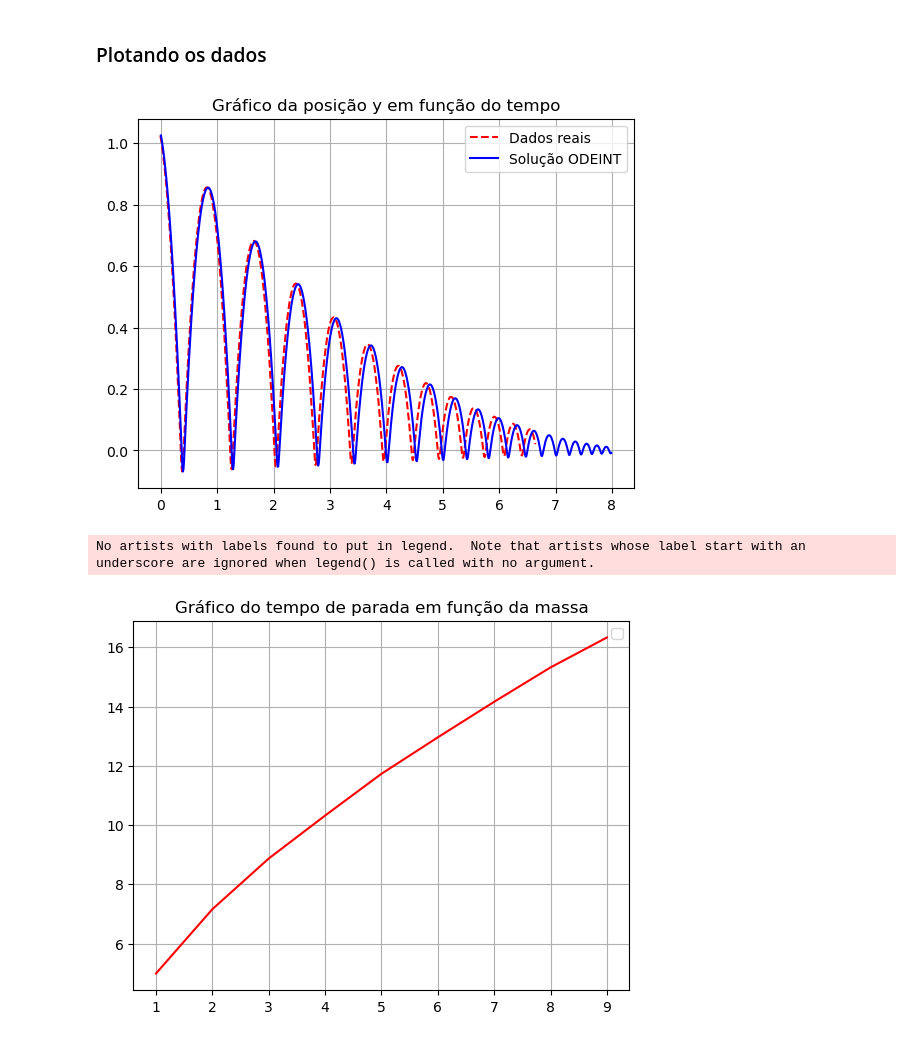
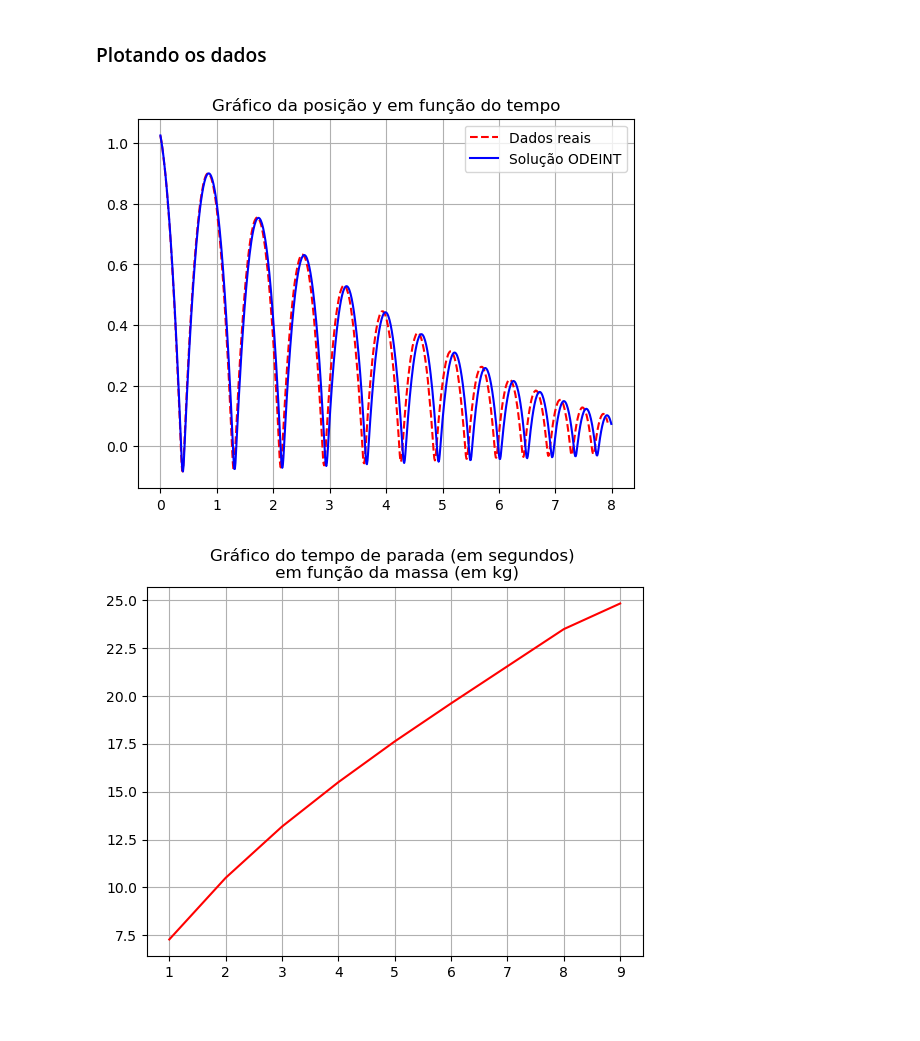
Before and after one commit to enzojunq/Modelagem-Cama-Elastica, a Jupyter notebook: P3.ipynb, the cells around one changed output. Cells and saved outputs as stored; diff of their text form; code cells hidden in the pictures.

```diff
--- a/P3.ipynb
+++ b/P3.ipynb
@@ -11,12 +11,12 @@ from math import *
 ### Parâmetros
 # %%
 massa_bola=2 # kg
-k_mola=7667 # N/m
+k_mola=5467 # N/m
 g=9.8 # m/s^2
 Cd=0.47 # Coeficiente de arrasto
 p=1.2 # kg/m^3
 A=pi*0.1**2 # m^2
-c=17.3
+c=11
 # %% [markdown]
 ### Condições iniciais
 # %%
@@ -114,7 +114,7 @@ plt.legend()
 plt.grid()
 plt.show()
 # %% [output]
-[figure, old version]
+[figure, new version]
 # %%
 lista_massa = np.arange(1,10,1)
 lista_tempo = np.arange(0,25,1e-2)
@@ -131,34 +131,33 @@ def modelo2(X,t, massa_bola):
 
     if y>0:
         Fel=0
         F_amort = 0
 
     elif y<0 and vy>0:
         F_amort = 0
 
 
 
     # Equações diferenciais
     dydt = vy
     dvydt = (-P + Fel - D + F_amort) / massa_bola
 
     return [dydt,dvydt]
 
 tempo_p_massa = []
 
 for massa in lista_massa:
     solucao_odeint2 = odeint(modelo2, condicoes_iniciais, lista_tempo, args=(massa,))
     lista_y2 = solucao_odeint2[:,0]
 
     for i in range(len(lista_y2)):
-        if max(lista_y2[i:]) - min(lista_y2[i:]) < 0.05:
+        if max(lista_y2[i:]) - min(lista_y2[i:]) < 0.02:
             tempo_p_massa.append(lista_tempo[i])
             break
 
 plt.plot(lista_massa,tempo_p_massa, 'r')
-plt.title('Gráfico do tempo de parada em função da massa')
+plt.title('Gráfico do tempo de parada (em segundos) \n em função da massa (em kg)')
 plt.grid()
 plt.show()
 # %% [output]
-No artists with labels found to put in legend.  Note that artists whose label start with an underscore are ignored when legend() is called with no argument.
-[figure, old version]
+[figure, new version]
```
Also changed, not shown: parts of 1 cell of this notebook, 1 other file.
